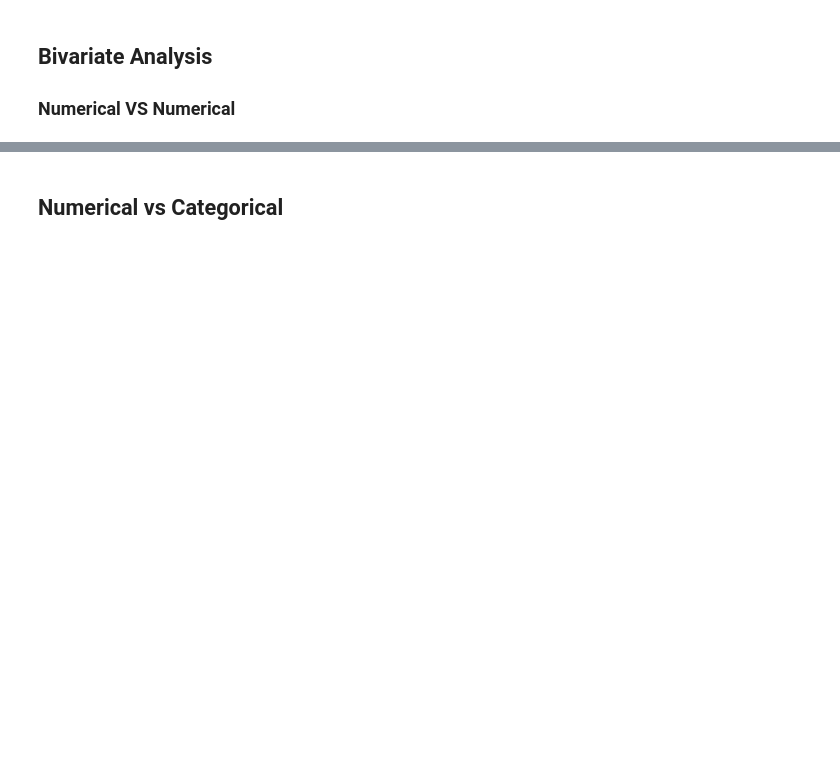
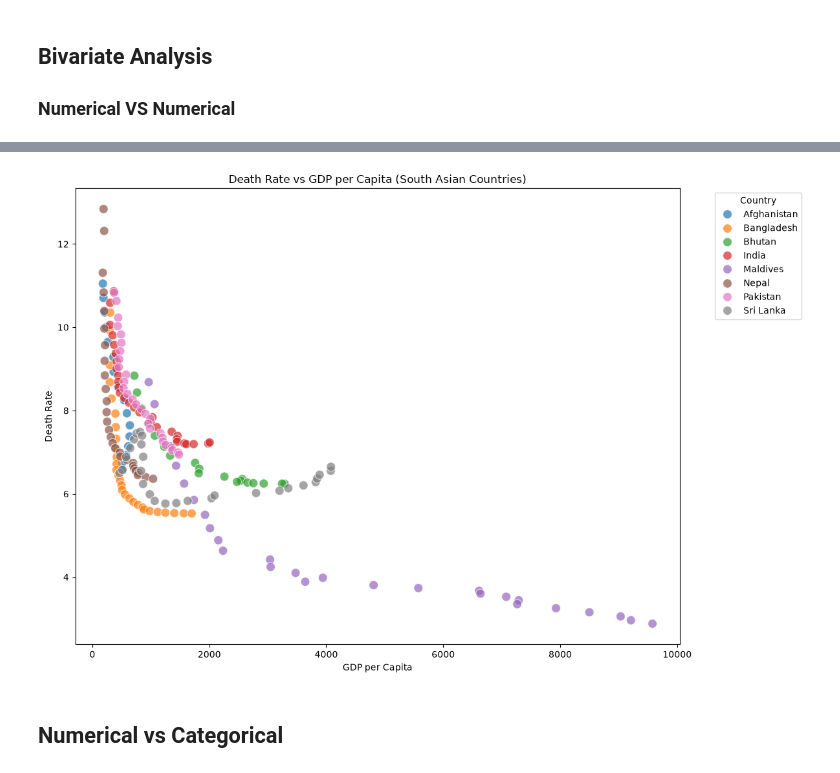
Before and after one commit to Viranya2006/DST-Python, a Jupyter notebook: 2026-07-04/test.ipynb, the cells around one changed output, grey strips where cells are left out. Saved outputs shown, nothing was run; the diff lists cells and outputs as text; code cells hidden in the pictures; blank space fills up the shorter version.

```diff
--- a/2026-07-04/test.ipynb
+++ b/2026-07-04/test.ipynb
@@ -302,32 +529,34 @@ plt.show()
 # %%
 # Step 1: Filter for South Asian countries
 south_asian_countries = ['Afghanistan', 'Bangladesh', 'Bhutan', 'India', 'Maldives', 'Nepal', 'Pakistan', 'Sri Lanka']
 south_asia_df = cleansed_DF[cleansed_DF["Country"].isin(south_asian_countries)]
 
 # Step 2: Filter for "Both sexes" gender
 south_asia_df = south_asia_df[south_asia_df["Gender"] == "Both sexes"]
 
 # Step 3: Drop rows with NaN values in Death Rate or GDP per Capita
-south_asia_df = south_asia_df.dropna(subset=['Death Rate', gdp_col])
+south_asia_df = south_asia_df.dropna(subset=['Death Rate', 'GDP per Capita'])
 
 # Step 4: Create scatter plot with color based on country
 plt.figure(figsize=(12, 8))
 sns.scatterplot(
     data=south_asia_df,
-    x=gdp_col,
+    x='GDP per Capita',
     y='Death Rate',
     hue='Country',
     palette='tab10',
     s=100,
     alpha=0.7
 )
 
 plt.title('Death Rate vs GDP per Capita (South Asian Countries)')
 plt.xlabel('GDP per Capita')
 plt.ylabel('Death Rate')
 plt.legend(title='Country', bbox_to_anchor=(1.05, 1), loc='upper left')
 plt.tight_layout()
 plt.show()
+# %% [output]
+[figure, added]
 # %% [markdown]
 ## Numerical vs Categorical
 # %%
```
Also changed, not shown: parts of 38 cells of this notebook.
